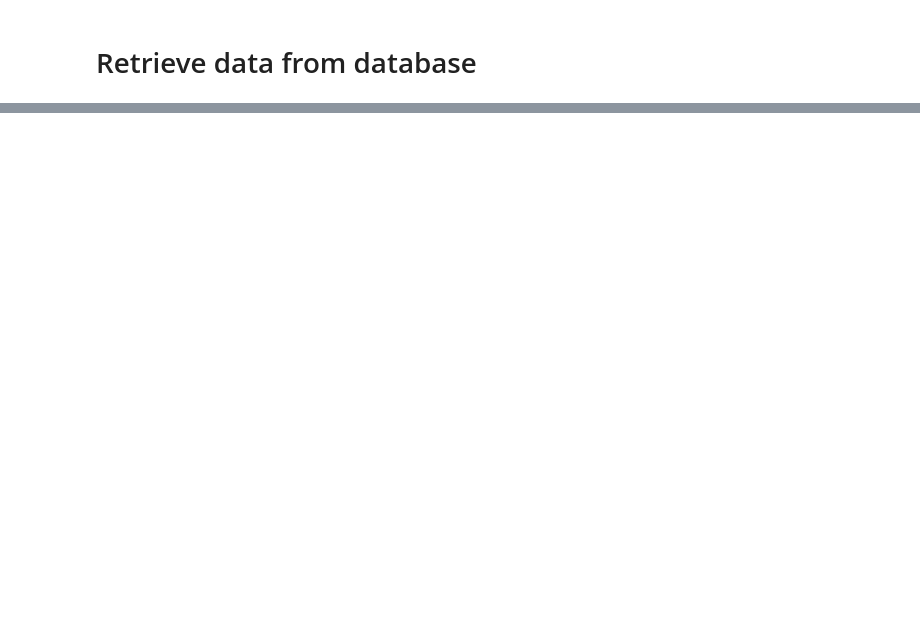
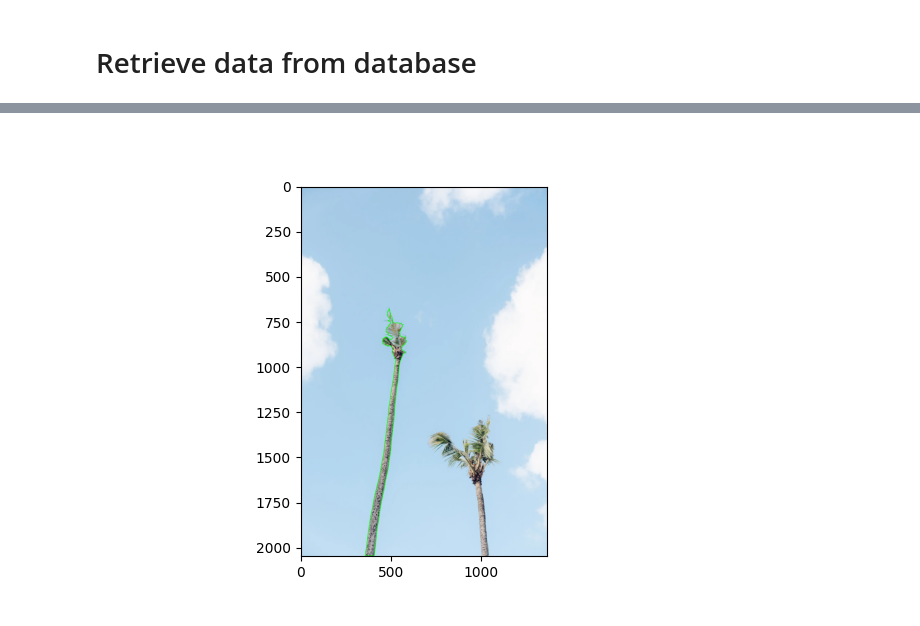
Before and after one commit to aubreymoore/convexity, a Jupyter notebook: convexity.ipynb, the cells around one changed output, grey strips where cells are left out. Drawn from its saved outputs; the diff is of its cells as text; code cells hidden in the pictures; blank space fills up the shorter version.

```diff
--- a/convexity.ipynb
+++ b/convexity.ipynb
@@ -199,2 +200,25 @@ pd.read_sql('SELECT * FROM detections', con)
 # %%
 con.close()
+# %%
+import cv2
+import matplotlib.pyplot as plt
+from shapely.wkt import loads
+import numpy as np
+
+image_path = df_images['image_path'][0]
+img =cv2.imread(image_path)
+img = cv2.cvtColor(img, cv2.COLOR_BGR2RGB)
+
+poly_wkt = df_detections['poly_wkt'][0]
+# use shapely to parse WKT and extract coordinates
+polygon = loads(poly_wkt)
+# convert to OpenCV format (numpy array of shape (n, 1, 2) with dtype=np.int32)
+coords = np.array(list(polygon.exterior.coords), dtype=np.int32)
+pts = coords.reshape((-1, 1, 2))
+# Draw the polygon
+cv2.polylines(img, [pts], isClosed=True, color=(0, 255, 0), thickness=2)
+
+plt.imshow(img)
+plt.show() # important: forces the display and resets the image state
+# %% [output]
+[figure, added]
```
Also changed, not shown: parts of 10 cells of this notebook, 3 other files.
